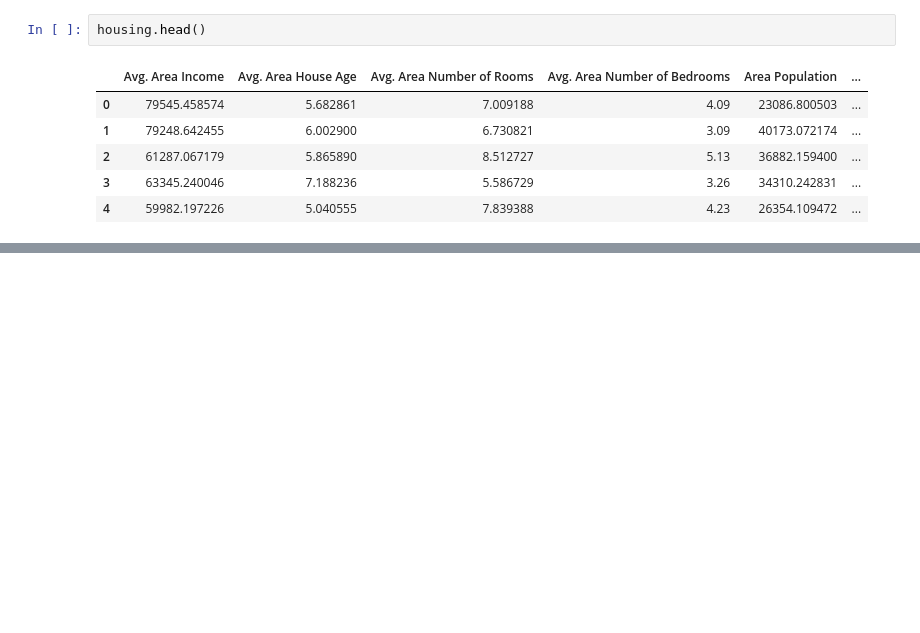
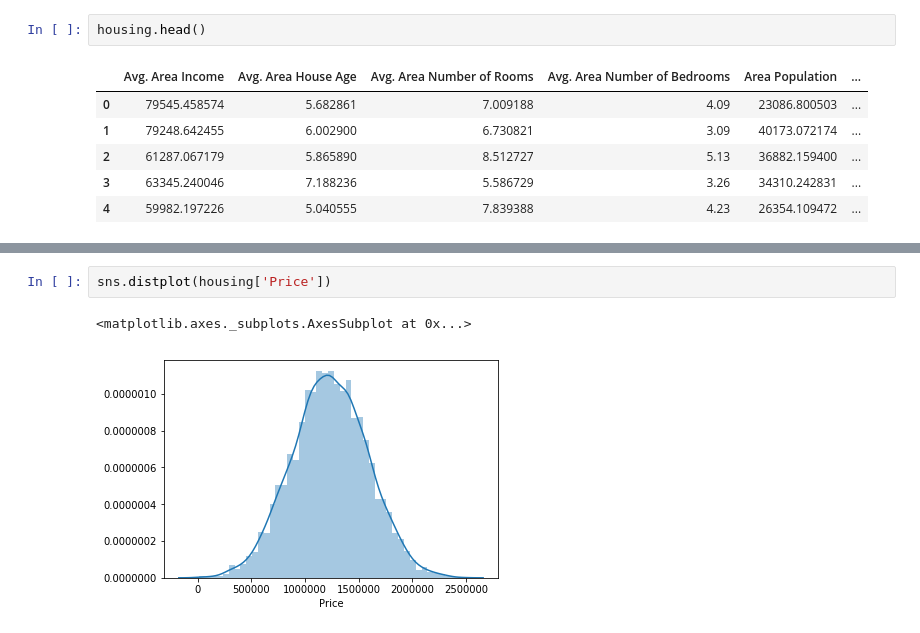
Before and after one commit to subhamsarangi/ML, a Jupyter notebook: 1. Linear Regression.ipynb, the cells around one changed output, grey strips where cells are left out. Saved outputs shown, nothing was run; the diff lists cells and outputs as text; blank space fills up the shorter version.

```diff
--- a/1. Linear Regression.ipynb
+++ b/1. Linear Regression.ipynb
@@ -17,0 +50,5 @@ housing.head()
+# %%
+sns.distplot(housing['Price'])
+# %% [output]
+<matplotlib.axes._subplots.AxesSubplot at 0x...>
+[figure, added]
```
Also changed, not shown: parts of 31 cells of this notebook, 2 other files.
